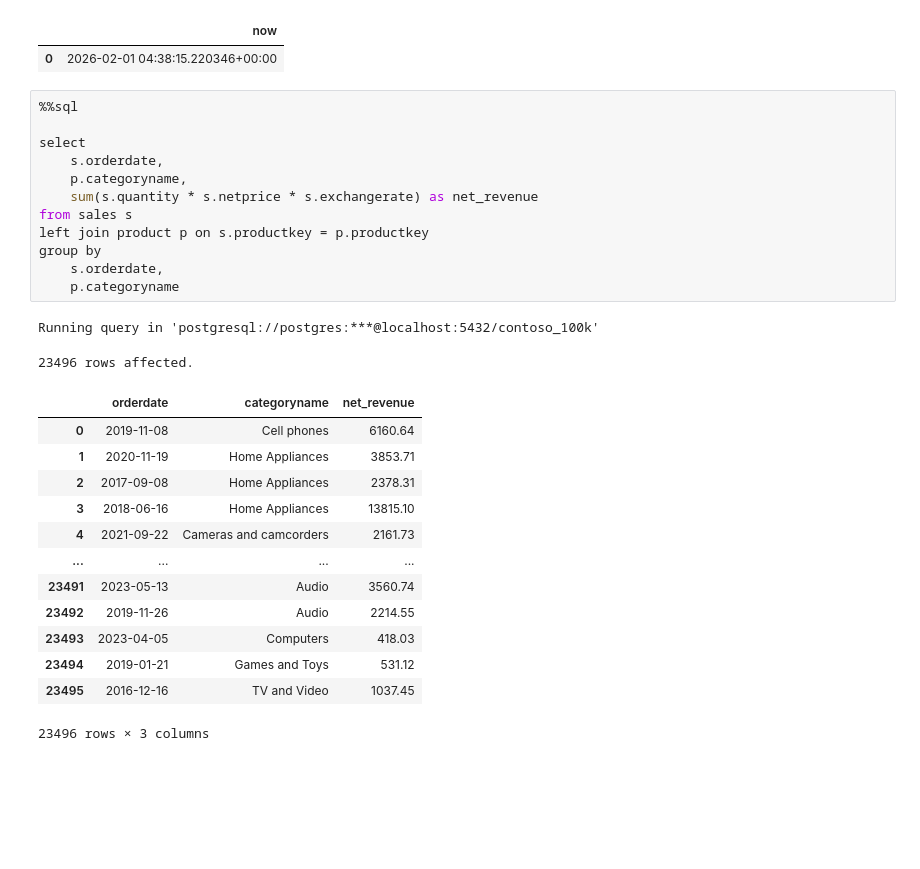
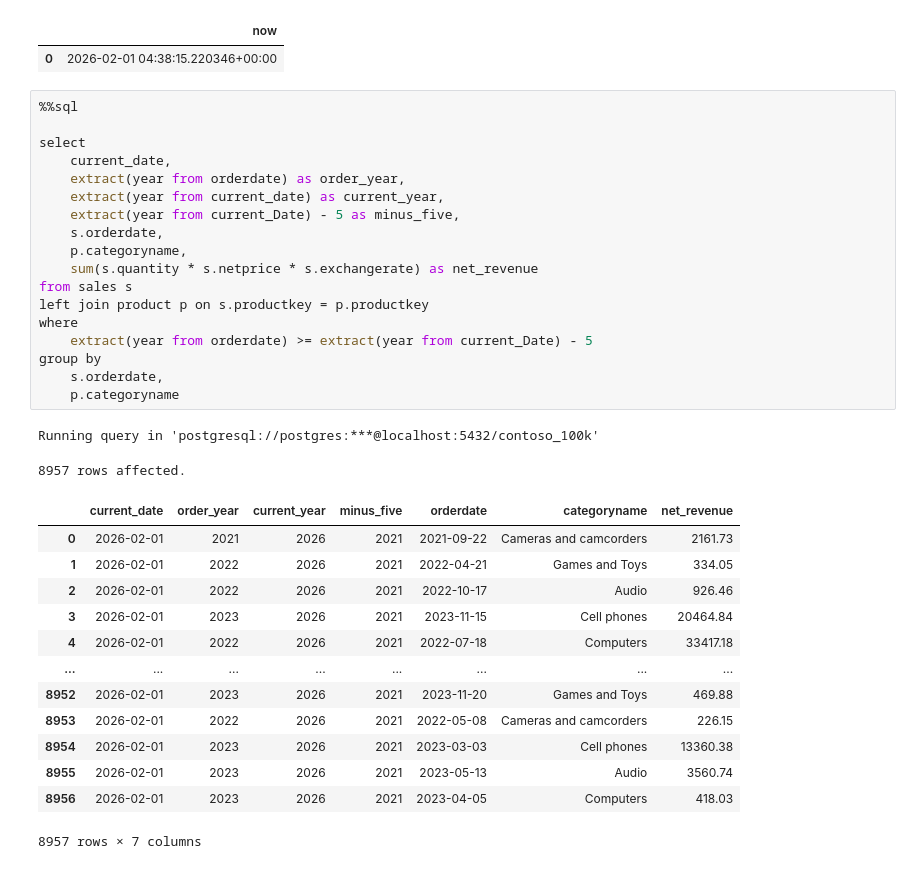
Before and after one commit to liulinda0517/sqlnew, a Jupyter notebook: Resources/Blank_SQL_Notebook.ipynb, the cells around one changed output. Drawn from its saved outputs; the diff is of its cells as text; blank space fills up the shorter version.

```diff
--- a/Resources/Blank_SQL_Notebook.ipynb
+++ b/Resources/Blank_SQL_Notebook.ipynb
@@ -834,28 +834,34 @@ Running query in 'postgresql://postgres:***@localhost:5432/contoso_100k'
 # %%
 %%sql
 
 select
+    current_date,
+    extract(year from orderdate) as order_year,
+    extract(year from current_date) as current_year,
+    extract(year from current_Date) - 5 as minus_five,
     s.orderdate,
     p.categoryname,
     sum(s.quantity * s.netprice * s.exchangerate) as net_revenue
 from sales s
 left join product p on s.productkey = p.productkey
+where
+    extract(year from orderdate) >= extract(year from current_Date) - 5
 group by
     s.orderdate,
     p.categoryname
 # %% [output]
 Running query in 'postgresql://postgres:***@localhost:5432/contoso_100k'
-23496 rows affected.
+8957 rows affected.
-|  | orderdate | categoryname | net_revenue |
-| 0 | 2019-11-08 | Cell phones | 6160.64 |
-| 1 | 2020-11-19 | Home Appliances | 3853.71 |
-| 2 | 2017-09-08 | Home Appliances | 2378.31 |
-| 3 | 2018-06-16 | Home Appliances | 13815.10 |
-| 4 | 2021-09-22 | Cameras and camcorders | 2161.73 |
-| ... | ... | ... | ... |
-| 23491 | 2023-05-13 | Audio | 3560.74 |
-| 23492 | 2019-11-26 | Audio | 2214.55 |
-| 23493 | 2023-04-05 | Computers | 418.03 |
-| 23494 | 2019-01-21 | Games and Toys | 531.12 |
-| 23495 | 2016-12-16 | TV and Video | 1037.45 |
+|  | current_date | order_year | current_year | minus_five | orderdate | categoryname | net_revenue |
+| 0 | 2026-02-01 | 2021 | 2026 | 2021 | 2021-09-22 | Cameras and camcorders | 2161.73 |
+| 1 | 2026-02-01 | 2022 | 2026 | 2021 | 2022-04-21 | Games and Toys | 334.05 |
+| 2 | 2026-02-01 | 2022 | 2026 | 2021 | 2022-10-17 | Audio | 926.46 |
+| 3 | 2026-02-01 | 2023 | 2026 | 2021 | 2023-11-15 | Cell phones | 20464.84 |
+| 4 | 2026-02-01 | 2022 | 2026 | 2021 | 2022-07-18 | Computers | 33417.18 |
+| ... | ... | ... | ... | ... | ... | ... | ... |
+| 8952 | 2026-02-01 | 2023 | 2026 | 2021 | 2023-11-20 | Games and Toys | 469.88 |
+| 8953 | 2026-02-01 | 2022 | 2026 | 2021 | 2022-05-08 | Cameras and camcorders | 226.15 |
+| 8954 | 2026-02-01 | 2023 | 2026 | 2021 | 2023-03-03 | Cell phones | 13360.38 |
+| 8955 | 2026-02-01 | 2023 | 2026 | 2021 | 2023-05-13 | Audio | 3560.74 |
+| 8956 | 2026-02-01 | 2023 | 2026 | 2021 | 2023-04-05 | Computers | 418.03 |
-23496 rows × 3 columns
+8957 rows × 7 columns
```
